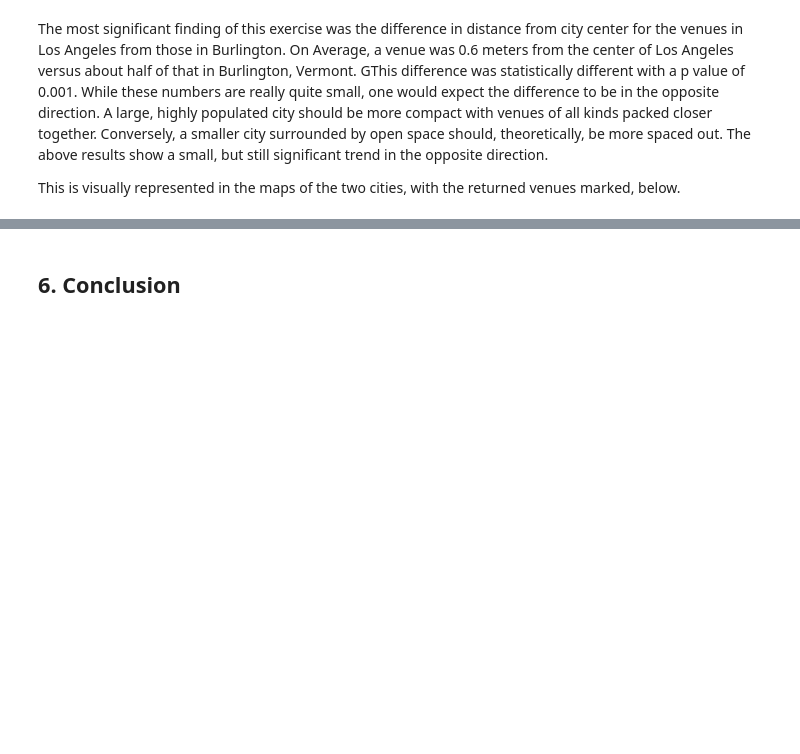
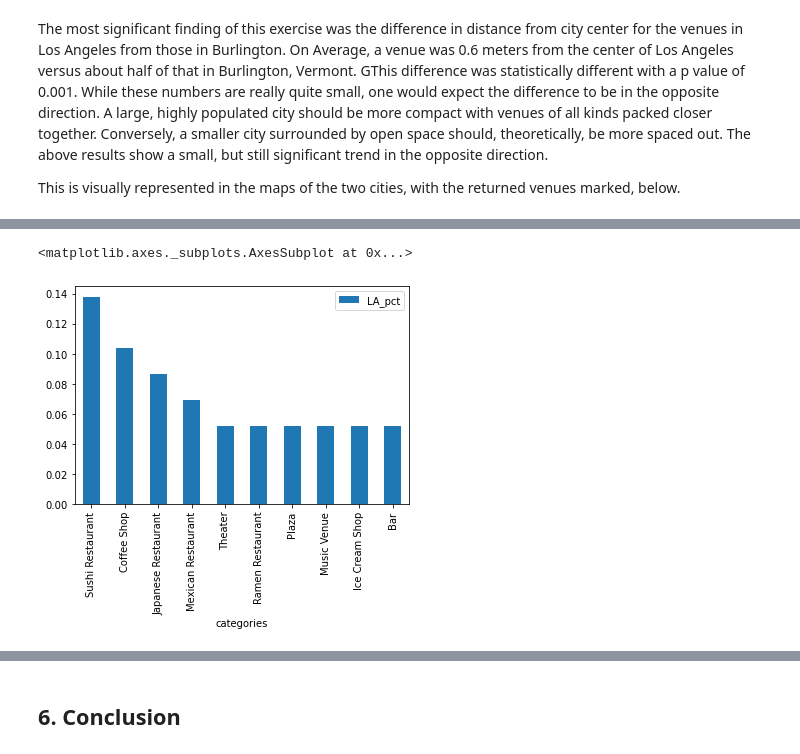
Before and after one commit to DrBrentRD/Coursera_Capstone, a Jupyter notebook: Capstone.ipynb, the cells around one changed output, grey strips where cells are left out. Drawn from its saved outputs; the diff is of its cells as text; code cells hidden in the pictures; blank space fills up the shorter version.

```diff
--- a/Capstone.ipynb
+++ b/Capstone.ipynb
@@ -371,0 +376,5 @@ A close inspection of the two maps above shows that a partial explanation for th
+# %%
+df_LA[0:10].plot.bar(y='LA_pct')
+# %% [output]
+<matplotlib.axes._subplots.AxesSubplot at 0x...>
+[figure, added]
```
Also changed, not shown: parts of 3 cells of this notebook.
